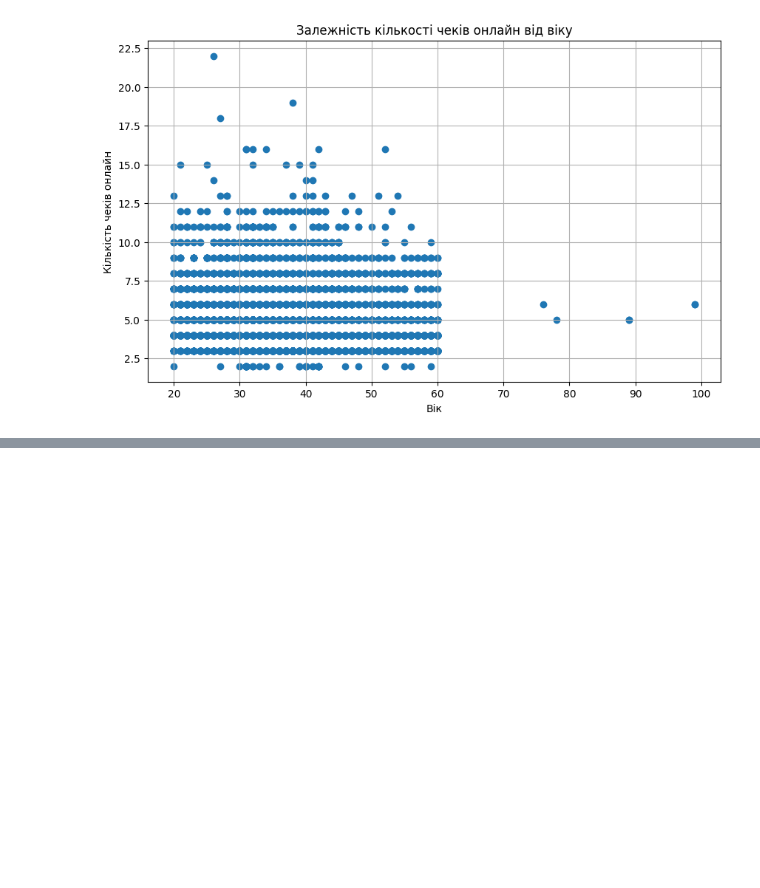
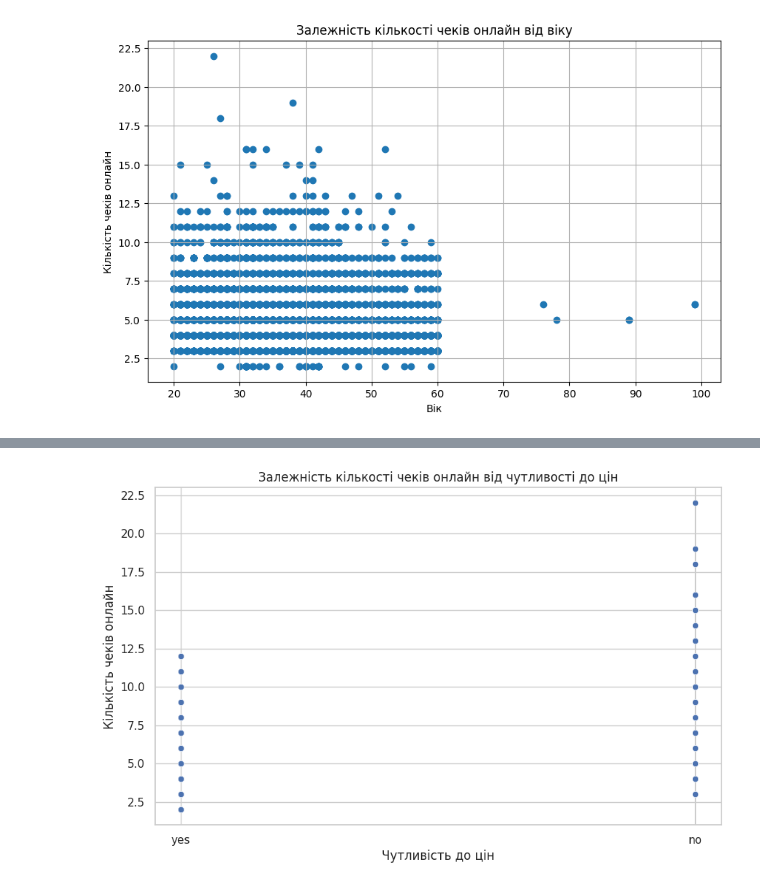
Before and after one commit to ShvetsAlla/repo1, a Jupyter notebook: Ecom_guests.ipynb, the cells around one changed output, grey strips where cells are left out. Cells and saved outputs as stored; diff of their text form; code cells hidden in the pictures; blank space fills up the shorter version.

```diff
--- a/Ecom_guests.ipynb
+++ b/Ecom_guests.ipynb
@@ -212,0 +279,12 @@ plt.show()
+# %%
+import seaborn as sns
+import matplotlib.pyplot as plt
+
+plt.figure(figsize=(10, 6))
+sns.scatterplot(x='price sensetive', y='kol_vo_ch_online', data=df)
+plt.title('Залежність кількості чеків онлайн від чутливості до цін')
+plt.xlabel('Чутливість до цін')
+plt.ylabel('Кількість чеків онлайн')
+plt.show()
+# %% [output]
+[figure, added]
```
Also changed, not shown: parts of 3 cells of this notebook.
